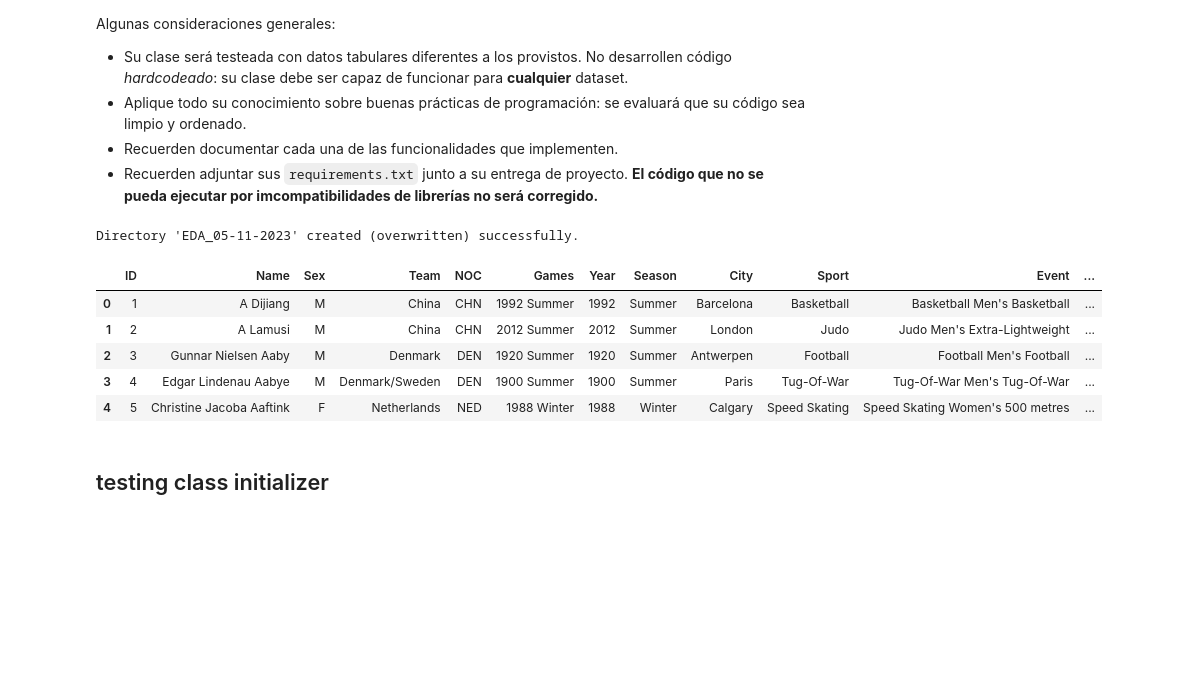
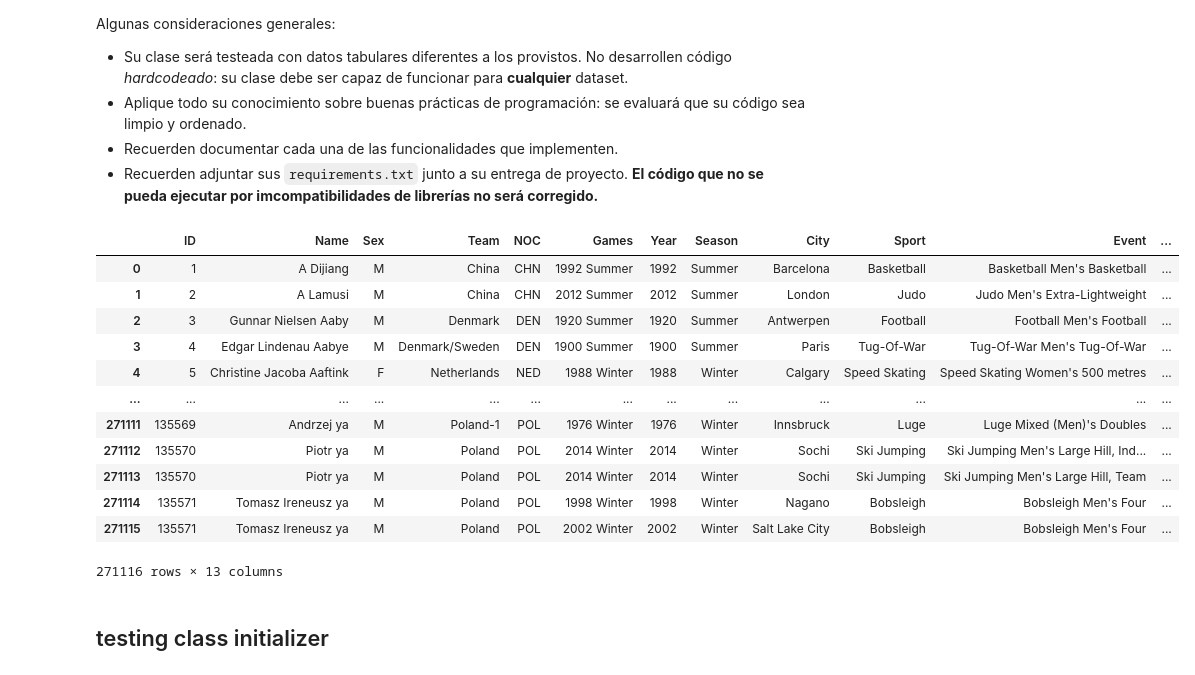
Before and after one commit to HexaPulsar/LabMDS, a Jupyter notebook: Proyecto_1/NUEVO_Proyecto_enunciado.ipynb, the cells around one changed output. Drawn from its saved outputs; the diff is of its cells as text; code cells hidden in the pictures; blank space fills up the shorter version.

```diff
--- a/Proyecto_1/NUEVO_Proyecto_enunciado.ipynb
+++ b/Proyecto_1/NUEVO_Proyecto_enunciado.ipynb
@@ -336,7 +337,9 @@ class Profiler():
             print(f'Exception Error: {e}')
 
 
-    def clean_data(self,column_name: str or list, everything=False, nan_treatment = "delete"):
+    def clean_data(self,non_atomic:str or list=None,column_name: str or list= None, everything=True, nan_treatment = "delete"):
+        if everything == True and column_name != None:
+            raise Exception("No puedes entregar variables especificas con everything en True!")
         try:
             if os.path.exists(self.CLEAN_directory_name):
                 shutil.rmtree(self.CLEAN_directory_name)
@@ -344,11 +347,21 @@ class Profiler():
             print(f"Directory '{self.CLEAN_directory_name}' created (overwritten) successfully.")
         except Exception as e:
             print(f"An error occurred: {e}")
+        file_path=f"{self.CLEAN_directory_name}/data.csv"
 
         if everything:
             to_clean = self.df
         else:
             to_clean =  self.df[column_name]
+
+        if non_atomic !=None:
+            for name_col in non_atomic:
+                non_atomic_data = to_clean[name_col].str.split(r'[^0-9]+', expand=True)
+                n_new_atomic = non_atomic_data.shape[1]
+                new_names = [name_col+"_atomic_"+str(i+1) for i in range(n_new_atomic)]
+                to_clean[new_names] = non_atomic_data
+                to_clean[new_names] = to_clean[new_names].apply(pd.to_numeric)
+
         not_dupe=to_clean.drop_duplicates()
         if nan_treatment == "delete":
             not_na=not_dupe.dropna()
@@ -359,15 +372,40 @@ class Profiler():
         else:
             raise Exception("Tratamiento no disponible!")
 
-        #TODO falta hacer lo de las columnas atomicas y guardar el dataframe limpio
-        print("porcentaje de data retenida: ",not_na.shape[1]/to_clean.shape[1])
+        print("porcentaje de data retenida: ",not_na.shape[0]/to_clean.shape[0])
+        not_na.to_csv(file_path)
 
 
-    def scale():
-        pass
+
+    def scale(self,categorical_method=None):
+        try:
+            if os.path.exists(self.SCALE_directory_name):
+                shutil.rmtree(self.SCALE_directory_name)
+            os.mkdir(self.SCALE_directory_name)
+            print(f"Directory '{self.SCALE_directory_name}' created (overwritten) successfully.")
+        except Exception as e:
+            print(f"An error occurred: {e}")
+
+        file_path = f"{self.SCALE_directory_name}/scaled_features.csv"
+        clean_path = f"{self.CLEAN_directory_name}/data.csv"
+        clean_data = pd.read_csv(clean_path)
+
+        categoricas = clean_data.select_dtypes(include=['object']).columns
+        numericas = clean_data.select_dtypes(include=['number']).columns
+
+        if categorical_method != None:
+            categoricas_transf = Pipeline(steps=[('categoricas', eval(categorical_method)())])
+        numericas_transf = Pipeline(steps=[('log', FunctionTransformer(func=np.log10)),('minmax', MinMaxScaler())])
+
+        preprocessor = ColumnTransformer(transformers=[('var_cat', categoricas_transf, categoricas),\
+            ('var_num', numericas_transf, numericas)])
+
+        data_procesada = preprocessor.fit_transform(clean_data)
+        data_procesada.to_csv(file_path)
+
+
 
     def make_clusters(self,cluster_method,columns_name:list = None,  **kwargs):
-
         try:
             if os.path.exists(self.CLUSTERS_directory_name):
                 shutil.rmtree(self.CLUSTERS_directory_name)
@@ -478,9 +516,8 @@ class Profiler():
             if nombre not in no_incluir:
                 metodo = getattr(self, nombre)
                 metodo()
-    def clearGarbage():
-        pass
-
-test_class = Profiler(test)
+    def clearGarbage(self):
+        for raiz, carpetas, archivos in os.walk(self.EDA_directory_name, topdown=False):
+            for folder in carpetas:
+                folder_path = os.path.join(raiz, folder)
+                shutil.rmtree(folder_path)
-# %% [output]
-Directory 'EDA_05-11-2023' created (overwritten) successfully.
@@ -491,14 +530,21 @@ Directory 'EDA_05-11-2023' created (overwritten) successfully.
 #clase.summarize(["Period","Data_value"])
 # %%
 test = pd.read_parquet('olimpiadas.parquet')
-display(test.head())
+display(test)
 # %% [output]
 |  | ID | Name | Sex | Team | NOC | Games | Year | Season | City | Sport | Event | ... |
 | 0 | 1 | A Dijiang | M | China | CHN | 1992 Summer | 1992 | Summer | Barcelona | Basketball | Basketball Men's Basketball | ... |
 | 1 | 2 | A Lamusi | M | China | CHN | 2012 Summer | 2012 | Summer | London | Judo | Judo Men's Extra-Lightweight | ... |
 | 2 | 3 | Gunnar Nielsen Aaby | M | Denmark | DEN | 1920 Summer | 1920 | Summer | Antwerpen | Football | Football Men's Football | ... |
 | 3 | 4 | Edgar Lindenau Aabye | M | Denmark/Sweden | DEN | 1900 Summer | 1900 | Summer | Paris | Tug-Of-War | Tug-Of-War Men's Tug-Of-War | ... |
 | 4 | 5 | Christine Jacoba Aaftink | F | Netherlands | NED | 1988 Winter | 1988 | Winter | Calgary | Speed Skating | Speed Skating Women's 500 metres | ... |
+| ... | ... | ... | ... | ... | ... | ... | ... | ... | ... | ... | ... | ... |
+| 271111 | 135569 | Andrzej ya | M | Poland-1 | POL | 1976 Winter | 1976 | Winter | Innsbruck | Luge | Luge Mixed (Men)'s Doubles | ... |
+| 271112 | 135570 | Piotr ya | M | Poland | POL | 2014 Winter | 2014 | Winter | Sochi | Ski Jumping | Ski Jumping Men's Large Hill, Ind... | ... |
+| 271113 | 135570 | Piotr ya | M | Poland | POL | 2014 Winter | 2014 | Winter | Sochi | Ski Jumping | Ski Jumping Men's Large Hill, Team | ... |
+| 271114 | 135571 | Tomasz Ireneusz ya | M | Poland | POL | 1998 Winter | 1998 | Winter | Nagano | Bobsleigh | Bobsleigh Men's Four | ... |
+| 271115 | 135571 | Tomasz Ireneusz ya | M | Poland | POL | 2002 Winter | 2002 | Winter | Salt Lake City | Bobsleigh | Bobsleigh Men's Four | ... |
+271116 rows × 13 columns
 # %%
 #esta columna extra es para poder probar la funcion de matriz de correlacion.
 test['num_for_test'] = test['Year'].apply(lambda x: x*np.random.random()).round(2)
```
Also changed, not shown: parts of 2 cells of this notebook.
